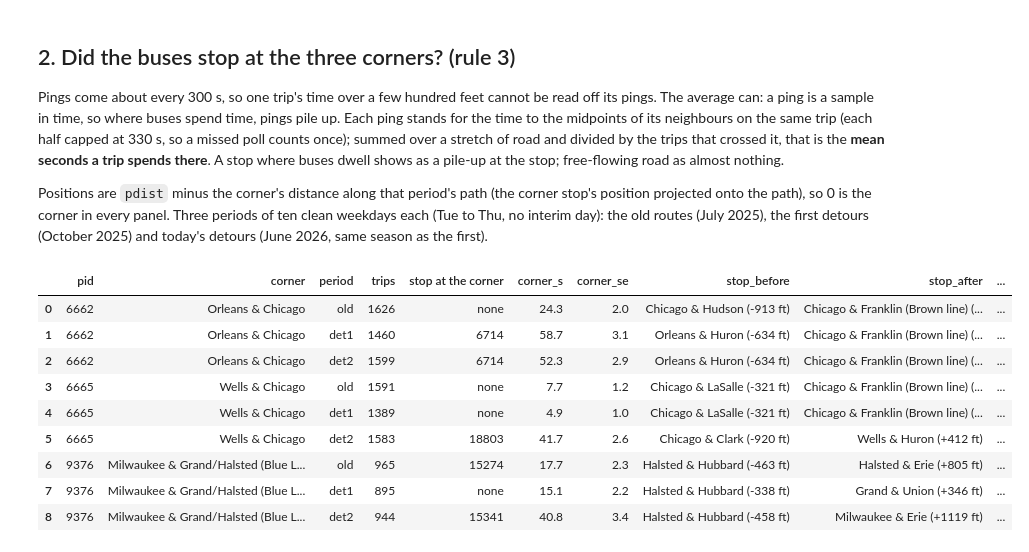
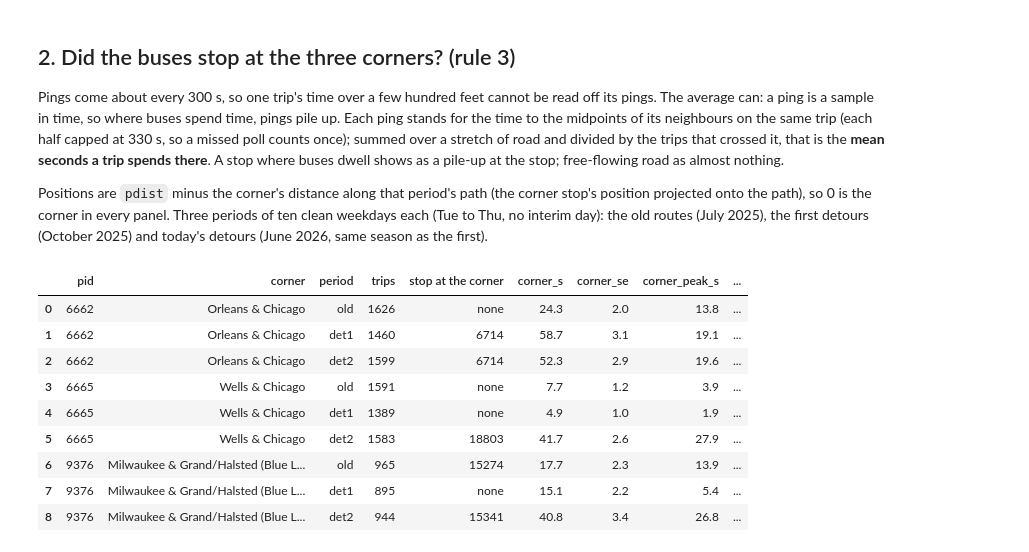
Before and after one commit to Inoueian/cta_bus_analysis, a Jupyter notebook: notebooks/corner_stops_routes_8_66.ipynb, the cells around one changed output. Cells and saved outputs as stored; diff of their text form; code cells hidden in the pictures.

```diff
--- a/notebooks/corner_stops_routes_8_66.ipynb
+++ b/notebooks/corner_stops_routes_8_66.ipynb
@@ -129,6 +129,7 @@ DRIVING_DAYS = ["2025-07-29", "2025-08-01", "2025-08-03", "2025-08-04", "2025-08
                 "2025-10-31", "2025-11-01", "2025-11-02", "2025-11-03", "2025-11-04", "2025-11-05", "2025-11-06",
                 "2025-11-07", "2025-11-08", "2025-11-09", "2025-11-10", "2025-11-11", "2025-11-12", "2025-11-22",
                 "2025-11-23", "2025-11-24", "2025-11-25"]
+DRIVING_DAYS = sorted(set(DRIVING_DAYS) | {f"2025-08-{d:02d}" for d in range(6, 16)} | {f"2025-11-{d:02d}" for d in range(13, 22)})  # 2026-11-27: every day of the unreported periods
 
 
 def section_jumps(g: pd.DataFrame, south: float, north: float) -> int:
@@ -374,46 +375,52 @@ def seconds_in(p: pd.DataFrame, n: int, lo: float, hi: float) -> tuple[float, fl
 
 def nearby_stops(pid: str, per: str, at: float, reach: float = 1_300) -> pd.DataFrame:
     s = PATTERN[(per, pid)].assign(x=lambda d: d["shape_dist_traveled"] - at)
     s = s[s["x"].abs() <= reach].copy()
     s["name"] = s["stop_id"].map(STOPS[per]["stop_name"])
     return s[["stop_id", "name", "x"]]
 
 
+def profile(p: pd.DataFrame, n: int) -> pd.Series:
+    """Mean seconds per trip in each 50 ft of pdist from -1,200 to +1,200 ft around the corner (bins by their start)."""
+    q = p[p["x"].between(-1_200, 1_200, inclusive="left")]
+    return (q.groupby((q["x"] // BIN_FT) * BIN_FT)["w"].sum() / n).reindex(np.arange(-1_200, 1_200, BIN_FT), fill_value=0)
+
+
 rows, PROFILES = [], {}
 for pid, corner in CORNERS:
     for per in PERIOD_DAYS:
         if per not in PATHS[pid]:
             per_path = "det1"  # 6662: today's path is the first detour's
         else:
             per_path = per
         at = corner_position(pid, per_path, corner)
         p, n = traversals(pid, per, at)
         stops = nearby_stops(pid, per_path, at)
         here = stops[stops["x"].abs() <= AT_CORNER_FT]
         before, after = stops[stops["x"] < -AT_CORNER_FT].iloc[-1], stops[stops["x"] > AT_CORNER_FT].iloc[0]
         c_mean, c_se = seconds_in(p, n, -CORNER_FT, CORNER_FT)
         s_mean, s_se = seconds_in(p, n, before["x"] + 75, after["x"] - 175)
+        prof = profile(p, n)
         rows.append({"pid": pid, "corner": TODAY_STOPS.loc[corner, "stop_name"], "period": per, "trips": n,
                      "stop at the corner": ", ".join(here["stop_id"]) or "none",
                      "corner_s": round(c_mean, 1), "corner_se": round(c_se, 1),
+                     "corner_peak_s": round(prof[(prof.index >= -CORNER_FT) & (prof.index < CORNER_FT)].max(), 1),
                      "stop_before": f"{before['name']} ({before['x']:+.0f} ft)", "stop_after": f"{after['name']} ({after['x']:+.0f} ft)",
                      "between_s": round(s_mean, 1), "between_se": round(s_se, 1)})
-        bins = np.arange(-1_200, 1_200, BIN_FT)
-        q = p[p["x"].between(-1_200, 1_200, inclusive="left")]
-        PROFILES[(pid, per)] = ((q.groupby((q["x"] // BIN_FT) * BIN_FT)["w"].sum() / n).reindex(bins, fill_value=0), stops)
+        PROFILES[(pid, per)] = (prof, stops)
 CORNER_TABLE = pd.DataFrame(rows)
 display(CORNER_TABLE)
 # %% [output]
-|  | pid | corner | period | trips | stop at the corner | corner_s | corner_se | stop_before | stop_after | ... |
-| 0 | 6662 | Orleans & Chicago | old | 1626 | none | 24.3 | 2.0 | Chicago & Hudson (-913 ft) | Chicago & Franklin (Brown line) (... | ... |
-| 1 | 6662 | Orleans & Chicago | det1 | 1460 | 6714 | 58.7 | 3.1 | Orleans & Huron (-634 ft) | Chicago & Franklin (Brown line) (... | ... |
-| 2 | 6662 | Orleans & Chicago | det2 | 1599 | 6714 | 52.3 | 2.9 | Orleans & Huron (-634 ft) | Chicago & Franklin (Brown line) (... | ... |
-| 3 | 6665 | Wells & Chicago | old | 1591 | none | 7.7 | 1.2 | Chicago & LaSalle (-321 ft) | Chicago & Franklin (Brown line) (... | ... |
-| 4 | 6665 | Wells & Chicago | det1 | 1389 | none | 4.9 | 1.0 | Chicago & LaSalle (-321 ft) | Chicago & Franklin (Brown line) (... | ... |
-| 5 | 6665 | Wells & Chicago | det2 | 1583 | 18803 | 41.7 | 2.6 | Chicago & Clark (-920 ft) | Wells & Huron (+412 ft) | ... |
-| 6 | 9376 | Milwaukee & Grand/Halsted (Blue L... | old | 965 | 15274 | 17.7 | 2.3 | Halsted & Hubbard (-463 ft) | Halsted & Erie (+805 ft) | ... |
-| 7 | 9376 | Milwaukee & Grand/Halsted (Blue L... | det1 | 895 | none | 15.1 | 2.2 | Halsted & Hubbard (-338 ft) | Grand & Union (+346 ft) | ... |
-| 8 | 9376 | Milwaukee & Grand/Halsted (Blue L... | det2 | 944 | 15341 | 40.8 | 3.4 | Halsted & Hubbard (-458 ft) | Milwaukee & Erie (+1119 ft) | ... |
+|  | pid | corner | period | trips | stop at the corner | corner_s | corner_se | corner_peak_s | ... |
+| 0 | 6662 | Orleans & Chicago | old | 1626 | none | 24.3 | 2.0 | 13.8 | ... |
+| 1 | 6662 | Orleans & Chicago | det1 | 1460 | 6714 | 58.7 | 3.1 | 19.1 | ... |
+| 2 | 6662 | Orleans & Chicago | det2 | 1599 | 6714 | 52.3 | 2.9 | 19.6 | ... |
+| 3 | 6665 | Wells & Chicago | old | 1591 | none | 7.7 | 1.2 | 3.9 | ... |
+| 4 | 6665 | Wells & Chicago | det1 | 1389 | none | 4.9 | 1.0 | 1.9 | ... |
+| 5 | 6665 | Wells & Chicago | det2 | 1583 | 18803 | 41.7 | 2.6 | 27.9 | ... |
+| 6 | 9376 | Milwaukee & Grand/Halsted (Blue L... | old | 965 | 15274 | 17.7 | 2.3 | 13.9 | ... |
+| 7 | 9376 | Milwaukee & Grand/Halsted (Blue L... | det1 | 895 | none | 15.1 | 2.2 | 5.4 | ... |
+| 8 | 9376 | Milwaukee & Grand/Halsted (Blue L... | det2 | 944 | 15341 | 40.8 | 3.4 | 26.8 | ... |
 # %% [markdown]
 `between_s` is the owner's measure: the mean time from the stop before the corner to the stop after it, leaving out
 the 75 ft after the stop before and the 175 ft before the stop after, where those stops' own dwell falls. It moves
```
Also changed, not shown: parts of 8 cells of this notebook, 4 other files.
